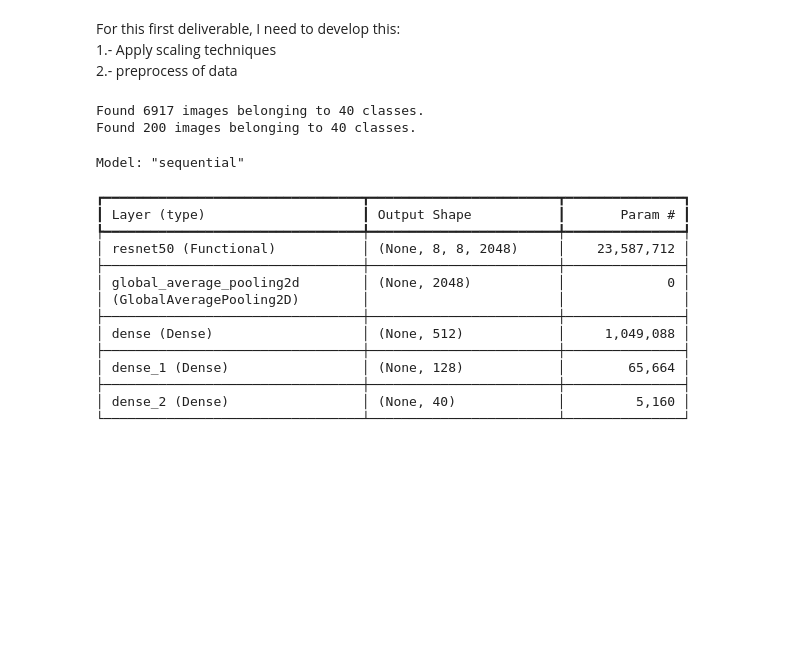
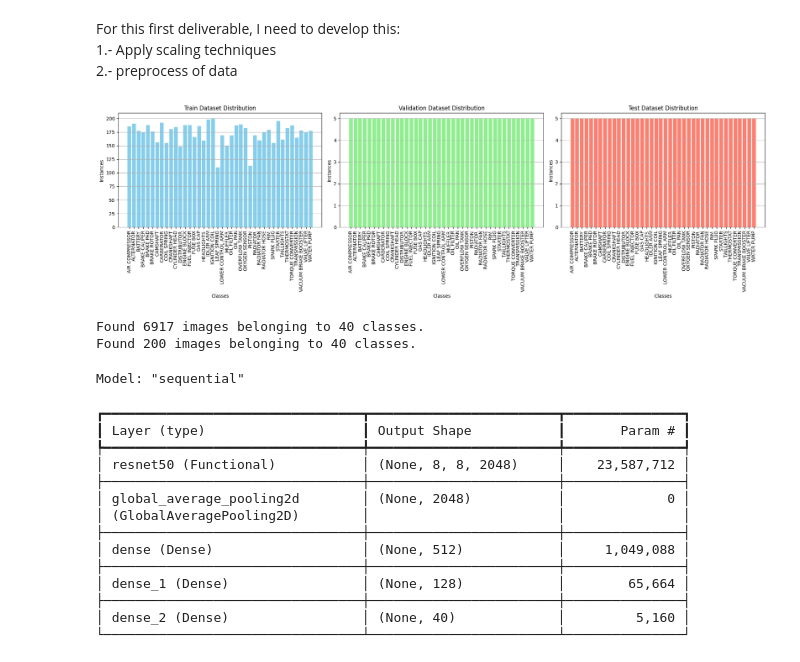
Before and after one commit to ElGonan/carssification_AI, a Jupyter notebook: carssification_AI.ipynb, the cells around one changed output. Drawn from its saved outputs; the diff is of its cells as text; code cells hidden in the pictures; blank space fills up the shorter version.

```diff
--- a/carssification_AI.ipynb
+++ b/carssification_AI.ipynb
@@ -38,6 +38,59 @@ base_dir = r"./dataset/car parts"
 train_dir = os.path.join(base_dir , "train")
 valid_dir = os.path.join(base_dir , "valid")
 test_dir = os.path.join(base_dir , "test")
+# %%
+# count images in each directory
+def count_images_in_directory(dataset_path):
+    class_counts = {}
+    for class_name in os.listdir(dataset_path):
+        class_folder = os.path.join(dataset_path, class_name)
+        if os.path.isdir(class_folder):
+            num_images = len(os.listdir(class_folder))
+            class_counts[class_name] = num_images
+    return class_counts
+
+train_counts = count_images_in_directory(train_dir)
+valid_counts = count_images_in_directory(valid_dir)
+test_counts = count_images_in_directory(test_dir)
+
+# convert dictionary to DataFrame for better visualization
+train_distribution = pd.DataFrame(list(train_counts.items()), columns=['Class', 'Count'])
+valid_distribution = pd.DataFrame(list(valid_counts.items()), columns=['Class', 'Count'])
+test_distribution = pd.DataFrame(list(test_counts.items()), columns=['Class', 'Count'])
+
+plt.figure(figsize=(20, 6))
+
+# Train
+plt.subplot(1, 3, 1)
+plt.bar(train_distribution['Class'], train_distribution['Count'], color='skyblue')
+plt.xticks(rotation=90)
+plt.title('Train Dataset Distribution')
+plt.xlabel('Classes')
+plt.ylabel('Instances')
+plt.grid(axis='y')
+
+# Val
+plt.subplot(1, 3, 2)
+plt.bar(valid_distribution['Class'], valid_distribution['Count'], color='lightgreen')
+plt.xticks(rotation=90)
+plt.title('Validation Dataset Distribution')
+plt.xlabel('Classes')
+plt.ylabel('Instances')
+plt.grid(axis='y')
+
+# Test
+plt.subplot(1, 3, 3)
+plt.bar(test_distribution['Class'], test_distribution['Count'], color='salmon')
+plt.xticks(rotation=90)
+plt.title('Test Dataset Distribution')
+plt.xlabel('Classes')
+plt.ylabel('Instances')
+plt.grid(axis='y')
+
+plt.tight_layout()
+plt.show()
+# %% [output]
+[figure, added]
 # %%
 # Time to preprocess the data
 
```
Also changed, not shown: parts of 3 cells of this notebook, 15 other files.
